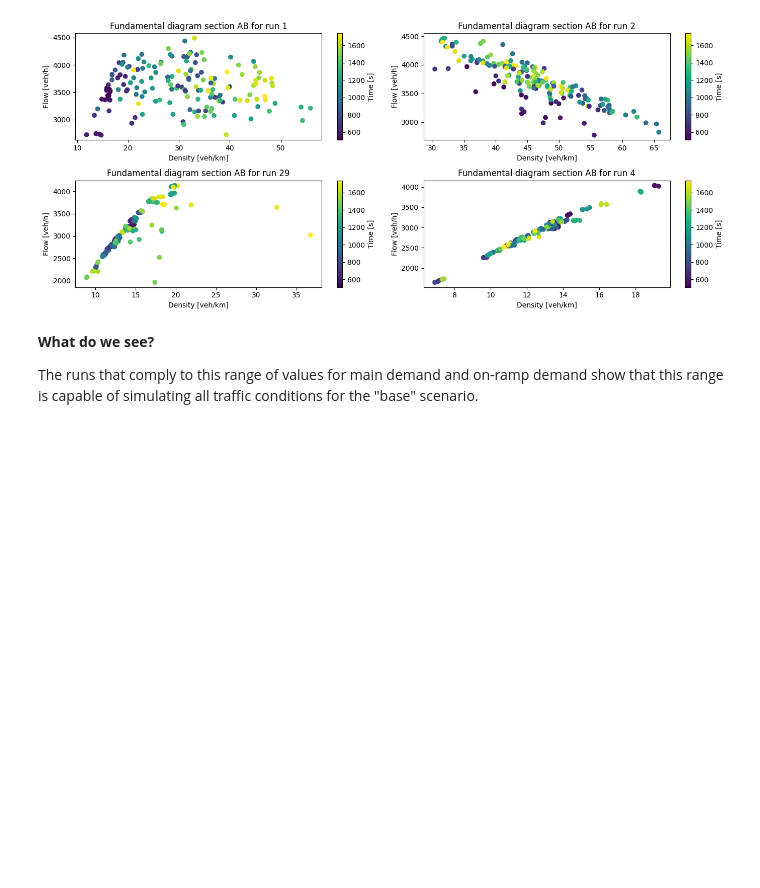
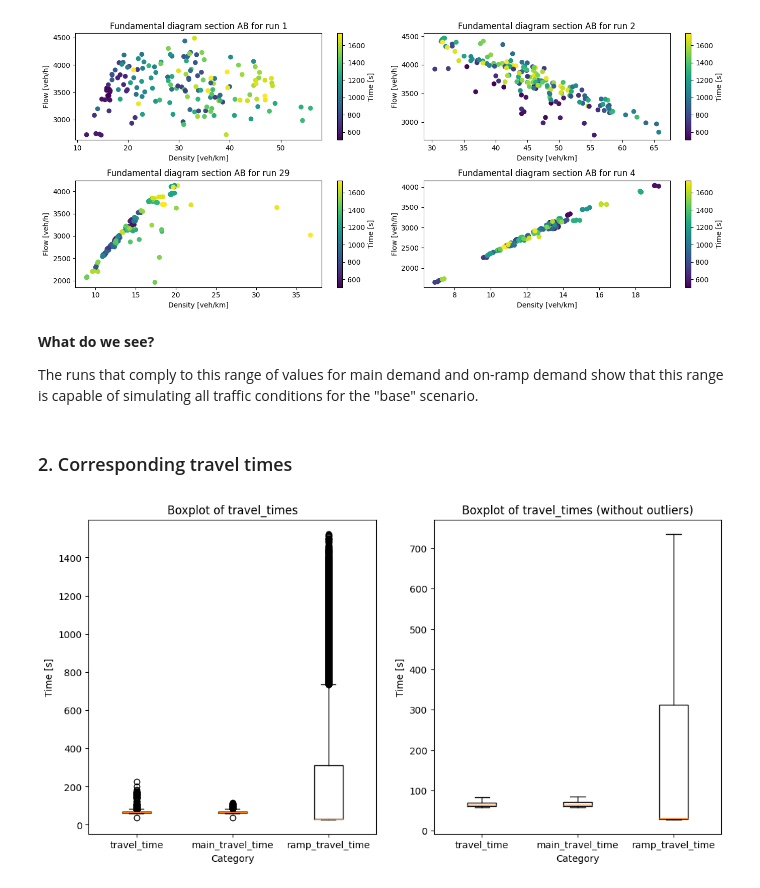
Before and after one commit to J-Poland/GraduationOTS, a Jupyter notebook: thesis_experiments/notebooks/demand_analysis.ipynb, the cells around one changed output. Saved outputs shown, nothing was run; the diff lists cells and outputs as text; code cells hidden in the pictures; blank space fills up the shorter version.

Commit message:
Added travel time boxplots to demand analysis

```diff
--- a/thesis_experiments/notebooks/demand_analysis.ipynb
+++ b/thesis_experiments/notebooks/demand_analysis.ipynb
@@ -415,3 +415,37 @@ show_fd_scatter_plot_runs(df_demand_box2, 'AB_density', 'AB_flow')
 <b>What do we see?</b>
 
 The runs that comply to this range of values for main demand and on-ramp demand show that this range is capable of simulating all traffic conditions for the "base" scenario.
+# %% [markdown]
+### 2. Corresponding travel times
+# %%
+# function to show boxplot stats
+def plot_travel_time_boxplot(df):
+    # boxplot data columns
+    data_columns = ['travel_time', 'main_travel_time', 'ramp_travel_time']
+    df = [df[col] for col in data_columns]
+
+    # create figure
+    fig, (ax1, ax2) = plt.subplots(1, 2, figsize=(12, 6))
+
+    # create boxplot with outliers
+    ax1.boxplot(df, tick_labels=data_columns)
+    ax1.set_title('Boxplot of travel_times')
+    ax1.set_xlabel('Category')
+    ax1.set_ylabel('Time [s]')
+
+    # create boxplot without outliers
+    ax2.boxplot(df, tick_labels=data_columns, showfliers=False)
+    ax2.set_title('Boxplot of travel_times (without outliers)')
+    ax2.set_xlabel('Category')
+    ax2.set_ylabel('Time [s]')
+
+    # show plot
+    plt.show()
+# %%
+# get travel times and remove NaN values which were created because of intermediate values for mean FD data
+df_travel_time = load_dataframe(['travel_time', 'main_travel_time', 'ramp_travel_time'], experiment_folder, intermediate_output, input_values)
+df_travel_time = df_travel_time.dropna()
+# %%
+plot_travel_time_boxplot(df_travel_time)
+# %% [output]
+[figure, added]
```
Also changed, not shown: parts of 3 cells of this notebook, 1 other file.
